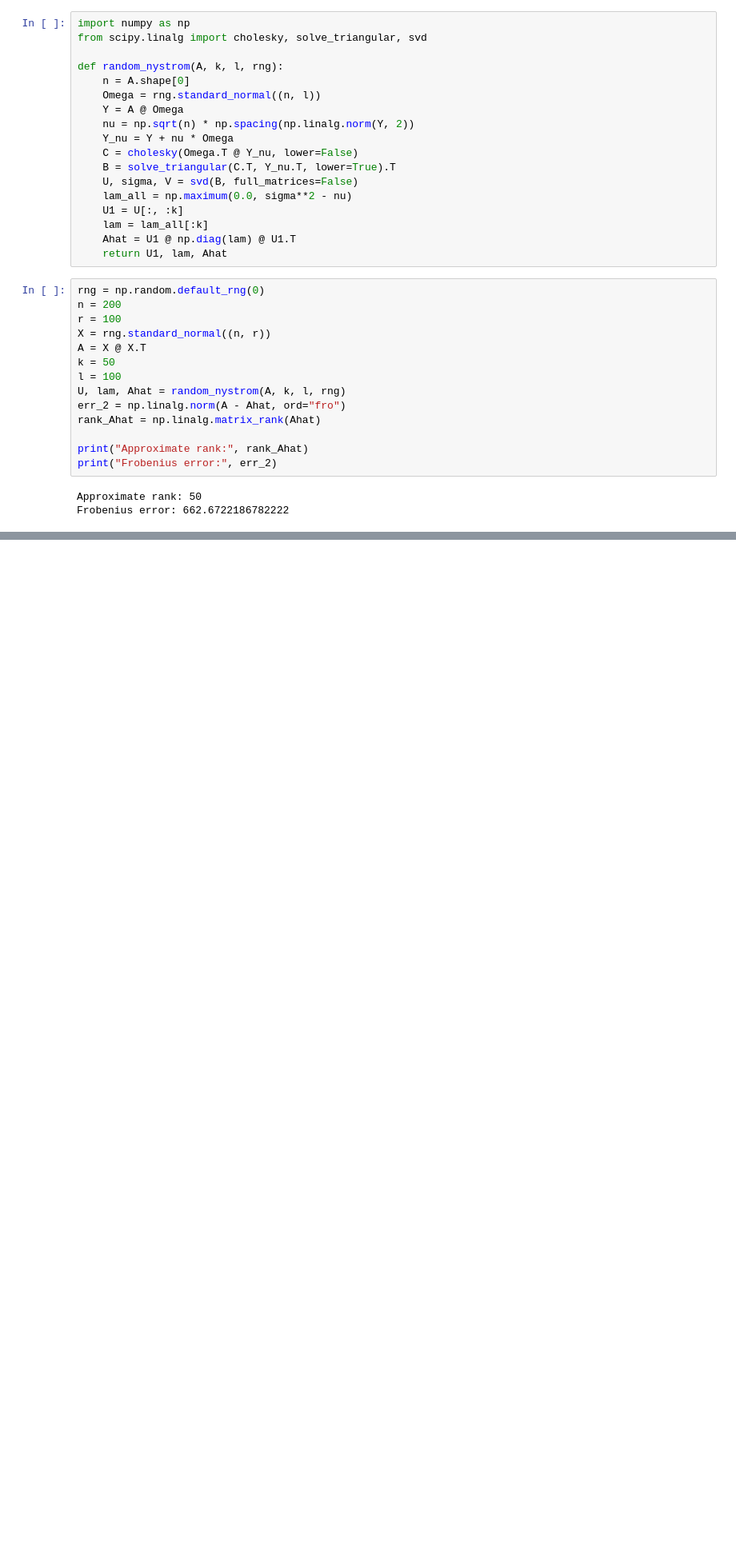
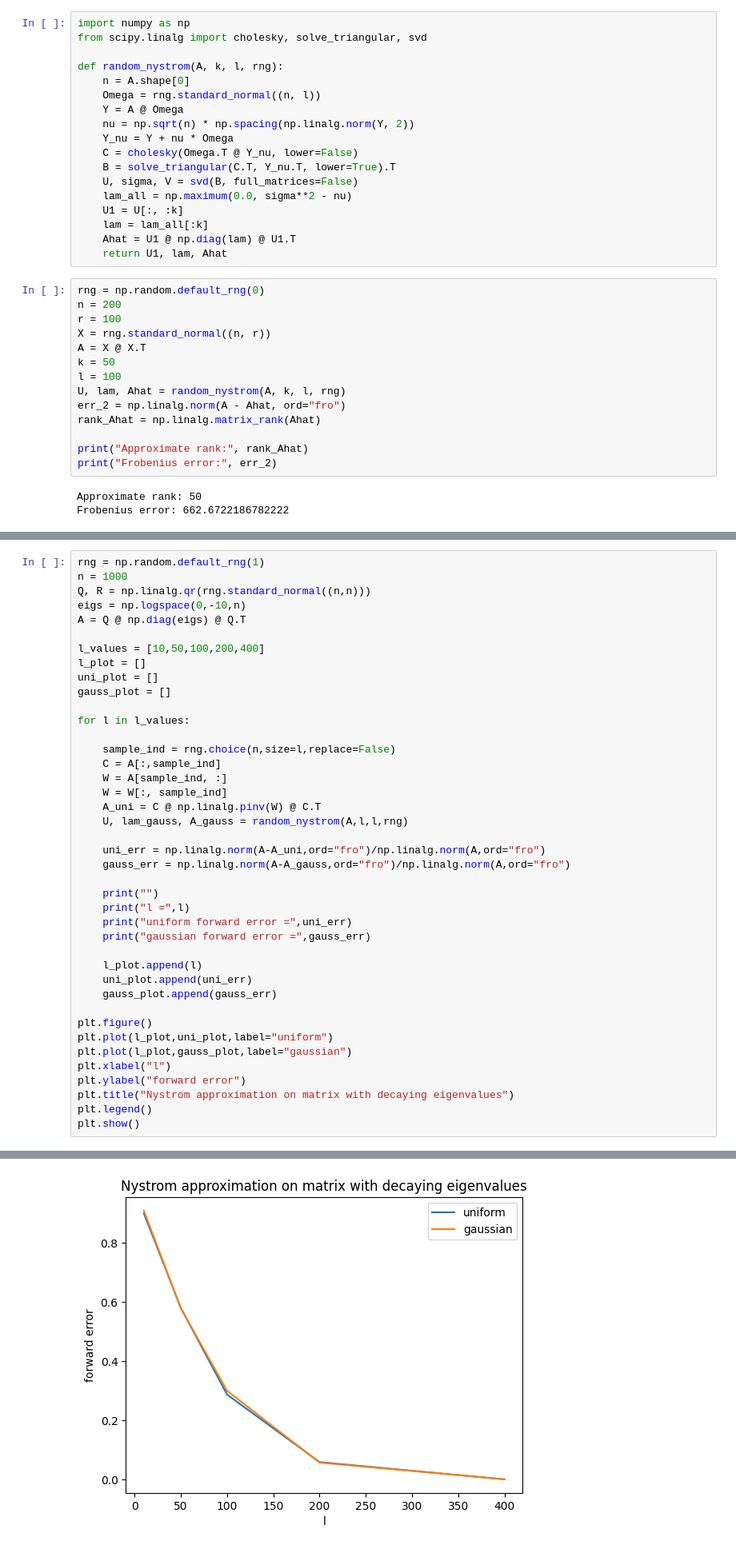
Before and after one commit to YTFORGE898/repo, a Jupyter notebook: code.ipynb, the cells around one changed output, grey strips where cells are left out. Shown at 80% size. Saved outputs shown, nothing was run; the diff lists cells and outputs as text; blank space fills up the shorter version.

```diff
--- a/code.ipynb
+++ b/code.ipynb
@@ -35,0 +267,42 @@ Frobenius error: 662.6722186782222
+# %%
+rng = np.random.default_rng(1)
+n = 1000
+Q, R = np.linalg.qr(rng.standard_normal((n,n)))
+eigs = np.logspace(0,-10,n)
+A = Q @ np.diag(eigs) @ Q.T
+
+l_values = [10,50,100,200,400]
+l_plot = []
+uni_plot = []
+gauss_plot = []
+
+for l in l_values:
+
+    sample_ind = rng.choice(n,size=l,replace=False)
+    C = A[:,sample_ind]
+    W = A[sample_ind, :]
+    W = W[:, sample_ind]
+    A_uni = C @ np.linalg.pinv(W) @ C.T
+    U, lam_gauss, A_gauss = random_nystrom(A,l,l,rng)
+
+    uni_err = np.linalg.norm(A-A_uni,ord="fro")/np.linalg.norm(A,ord="fro")
+    gauss_err = np.linalg.norm(A-A_gauss,ord="fro")/np.linalg.norm(A,ord="fro")
+
+    print("")
+    print("l =",l)
+    print("uniform forward error =",uni_err)
+    print("gaussian forward error =",gauss_err)
+
+    l_plot.append(l)
+    uni_plot.append(uni_err)
+    gauss_plot.append(gauss_err)
+
+plt.figure()
+plt.plot(l_plot,uni_plot,label="uniform")
+plt.plot(l_plot,gauss_plot,label="gaussian")
+plt.xlabel("l")
+plt.ylabel("forward error")
+plt.title("Nystrom approximation on matrix with decaying eigenvalues")
+plt.legend()
+plt.show()
+# %% [output]
@@ -35,0 +328 @@ Frobenius error: 662.6722186782222
+[figure, added]
```
Also changed, not shown: parts of 3 cells of this notebook.
